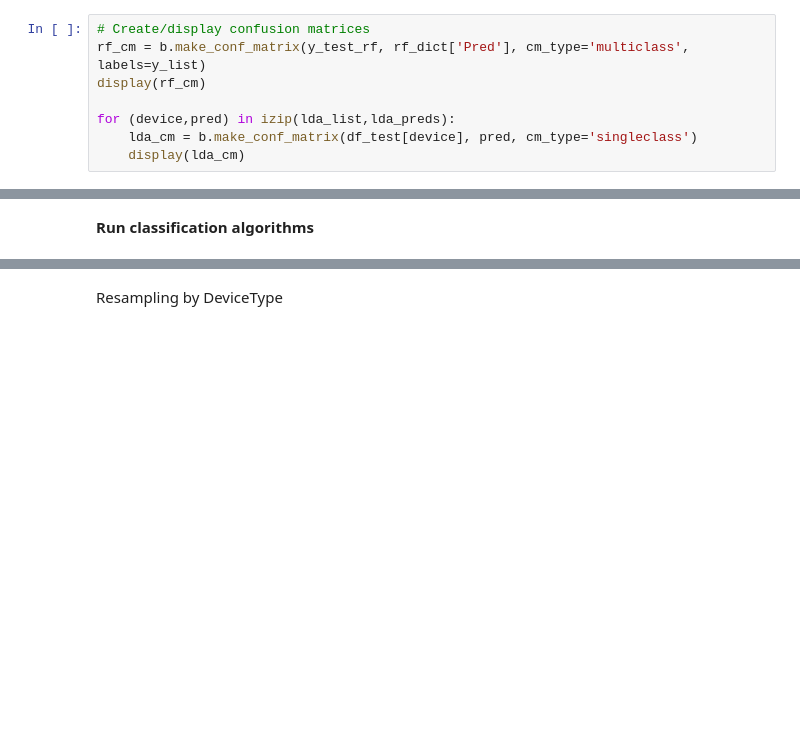
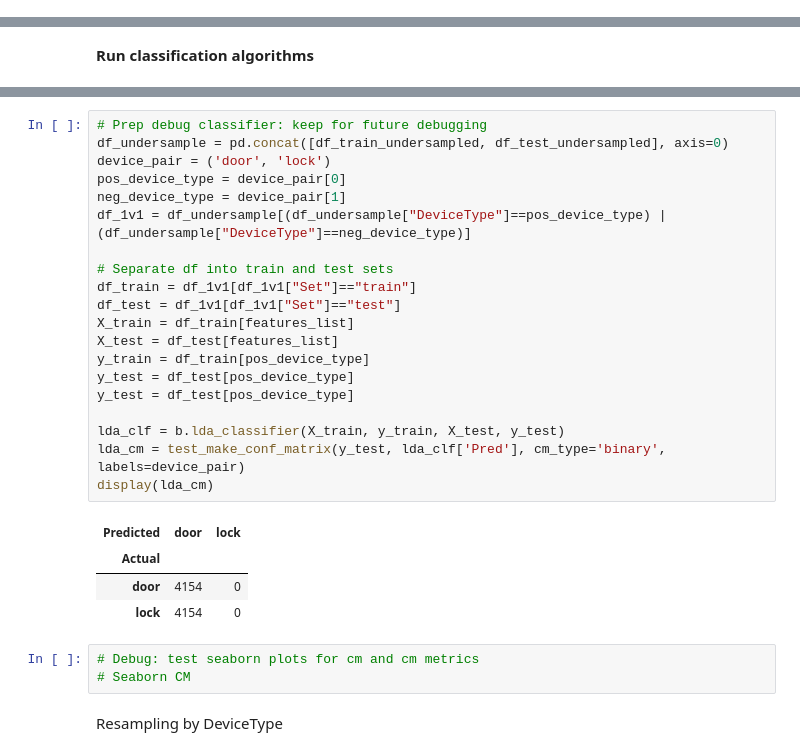
Before and after one commit to 7high/thesis, a Jupyter notebook: ble_data_processing.ipynb, the cells around one changed output, grey strips where cells are left out. Saved outputs shown, nothing was run; the diff lists cells and outputs as text; blank space fills up the shorter version.

```diff
--- a/ble_data_processing.ipynb
+++ b/ble_data_processing.ipynb
@@ -170,8 +141,0 @@ Print confusion matrix
-# %%
-# Create/display confusion matrices
-rf_cm = b.make_conf_matrix(y_test_rf, rf_dict['Pred'], cm_type='multiclass', labels=y_list)
-display(rf_cm)
-
-for (device,pred) in izip(lda_list,lda_preds):
-    lda_cm = b.make_conf_matrix(df_test[device], pred, cm_type='singleclass')
-    display(lda_cm)
@@ -217,2 +351,30 @@ Test using confusion matrix metrics on 1v1 and 1vsAll
+# %%
+# Prep debug classifier: keep for future debugging
+df_undersample = pd.concat([df_train_undersampled, df_test_undersampled], axis=0)
+device_pair = ('door', 'lock')
+pos_device_type = device_pair[0]
+neg_device_type = device_pair[1]
+df_1v1 = df_undersample[(df_undersample["DeviceType"]==pos_device_type) | (df_undersample["DeviceType"]==neg_device_type)]
+
+# Separate df into train and test sets
+df_train = df_1v1[df_1v1["Set"]=="train"]
+df_test = df_1v1[df_1v1["Set"]=="test"]
+X_train = df_train[features_list]
+X_test = df_test[features_list]
+y_train = df_train[pos_device_type]
+y_test = df_test[pos_device_type]
+y_test = df_test[pos_device_type]
+
+lda_clf = b.lda_classifier(X_train, y_train, X_test, y_test)
+lda_cm = test_make_conf_matrix(y_test, lda_clf['Pred'], cm_type='binary', labels=device_pair)
+display(lda_cm)
+# %% [output]
+| Predicted | door | lock |
+| Actual |  |  |
+| door | 4154 | 0 |
+| lock | 4154 | 0 |
+# %%
+# Debug: test seaborn plots for cm and cm metrics
+# Seaborn CM
 # %% [markdown]
 Resampling by DeviceType
```
Also changed, not shown: parts of 25 cells of this notebook, 1 other file.
